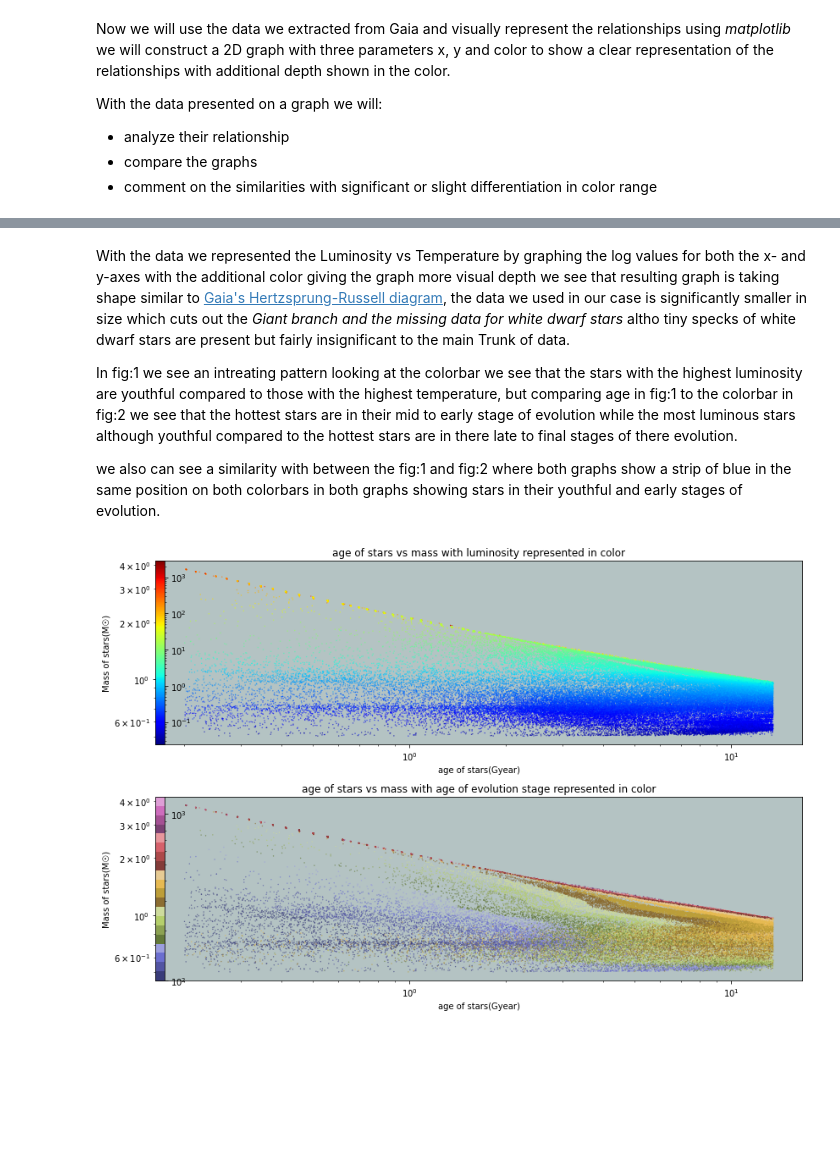
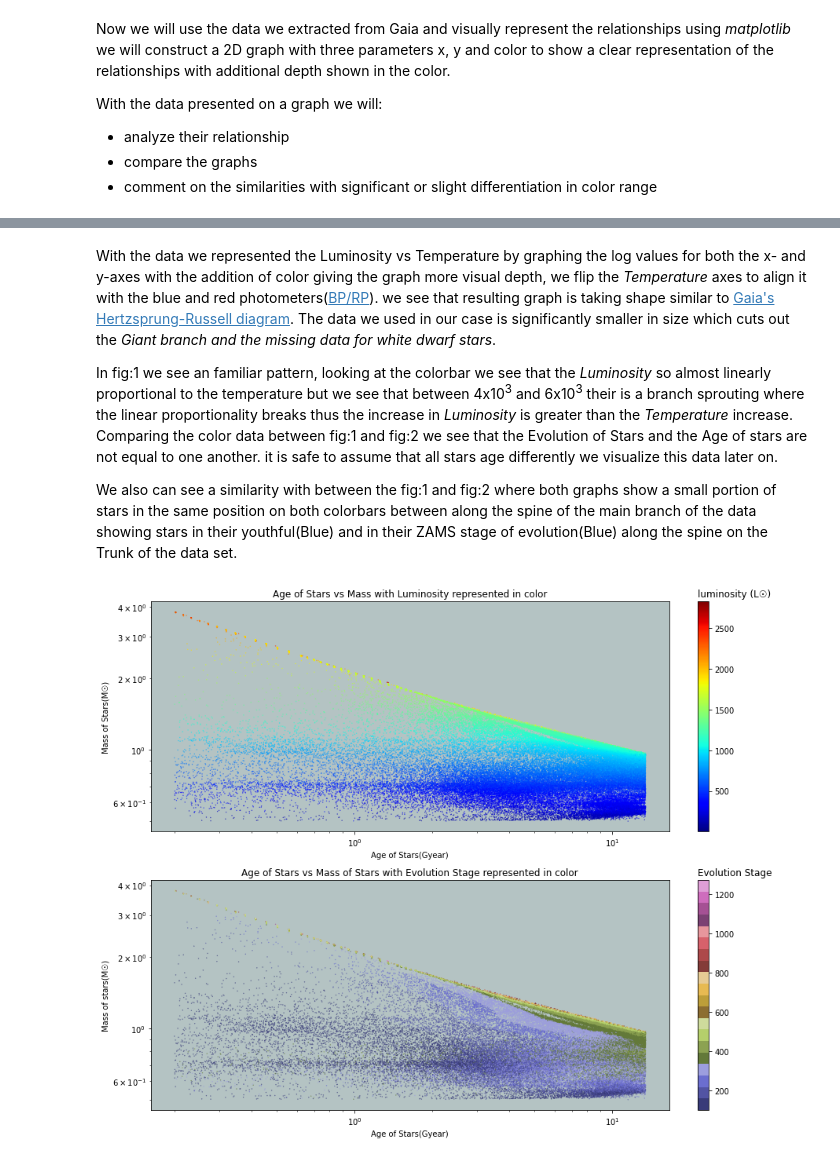
Before and after one commit to ArcticSqued/gdr3-analysis, a Jupyter notebook: Reading and evaluating a subset of data from Gaia's data release 3.ipynb, the cells around one changed output, grey strips where cells are left out. Cells and saved outputs as stored; diff of their text form; code cells hidden in the pictures; blank space fills up the shorter version.

```diff
--- a/Reading and evaluating a subset of data from Gaia's data release 3.ipynb
+++ b/Reading and evaluating a subset of data from Gaia's data release 3.ipynb
@@ -133,65 +143,65 @@ plt.show()
 # %% [markdown]
-With the data we represented the Luminosity vs Temperature by graphing the log values for both the x- and y-axes with the additional color giving the graph more visual depth we see that resulting graph is taking shape similar to [Gaia's Hertzsprung-Russell diagram](https://sci.esa.int/web/gaia/-/60198-gaia-hertzsprung-russell-diagram), the data we used in our case is significantly smaller in size which cuts out the *Giant branch and the missing data for white dwarf stars* altho tiny specks of white dwarf stars are present but fairly insignificant to the main Trunk of data.
+With the data we represented the Luminosity vs Temperature by graphing the log values for both the x- and y-axes with the addition of color giving the graph more visual depth, we flip the *Temperature* axes to align it with the blue and red photometers([BP/RP](https://www.cosmos.esa.int/web/gaia/dr3-what-colour-do-they-have)). we see that resulting graph is taking shape similar to [Gaia's Hertzsprung-Russell diagram](https://sci.esa.int/web/gaia/-/60198-gaia-hertzsprung-russell-diagram). The data we used in our case is significantly smaller in size which cuts out the *Giant branch and the missing data for white dwarf stars*.
 
-In fig:1 we see an intreating pattern looking at the colorbar we see that the stars with the highest luminosity are youthful compared to those with the highest temperature, but comparing age in fig:1 to the colorbar in fig:2 we see that the hottest stars are in their mid to early stage of evolution while the most luminous stars although youthful compared to the hottest stars are in there late to final stages of there evolution.
+In fig:1 we see an familiar pattern, looking at the colorbar we see that the *Luminosity* so almost linearly proportional to the temperature but we see that between 4x10<sup>3</sup> and 6x10<sup>3</sup> their is a branch sprouting where the linear proportionality breaks thus the increase in *Luminosity* is greater than the *Temperature* increase. Comparing the color data between fig:1 and fig:2 we see that the Evolution of Stars and the Age of stars are not equal to one another. it is safe to assume that all stars age differently we visualize this data later on.
 
-we also can see a similarity with between the fig:1 and fig:2 where both graphs show a strip of blue in the same position on both colorbars in both graphs showing stars in their youthful and early stages of evolution.
+We also can see a similarity with between the fig:1 and fig:2 where both graphs show a small portion of stars in the same position on both colorbars between along the spine of the main branch of the data showing stars in their youthful(Blue) and in their ZAMS stage of evolution(Blue) along the spine on the Trunk of the data set.
 # %%
-fig2 = plt.figure(figsize=(12, 8), dpi=72)
-ax2 = fig2.add_subplot(2, 1, 1)
-ax2.set_title("age of stars vs mass with luminosity represented in color")
-ax2.scatter(
+fig, ([ax1, ax2], [ax3, ax4]) =  plt.subplots(2,2, figsize=(20, 10), dpi=72)
+ax1.set_title("Age of Stars vs Mass with Luminosity represented in color")
+ax1.scatter(
     tamelmg.age_flame,
     tamelmg.mass_flame,
     s=0.1,
     c=np.log(tamelmg.lum_flame),
     cmap="jet",
 
 )
-ax = fig2.add_subplot(2, 2, 1)
+ax1.set_facecolor("#B4C3C3")
+ax1.set_xscale("log")
+ax1.set_yscale("log")
+ax1.set_xlabel("Age of Stars(Gyear)")
+ax1.set_ylabel("Mass of Stars(M☉)")
+
 fraction = 1  # .05
-norm = LogNorm(vmin=tamelmg.lum_flame.min(), vmax=tamelmg.lum_flame.max())
-cbar = ax.figure.colorbar(
+norm = Normalize(vmin=tamelmg.lum_flame.min(), vmax=tamelmg.lum_flame.max())
+cbar = ax2.figure.colorbar(
     ScalarMappable(norm=norm, cmap="jet"),
-    ax=ax,
+    ax=ax2,
     pad=0.05,
     fraction=fraction,
 )
-ax.axis("off")
+ax2.set_title("luminosity (L☉)", loc = 'left')
+ax2.axis("off")
 
-ax2.set_facecolor("#B4C3C3")
-ax2.set_xscale("log")
-ax2.set_yscale("log")
-ax2.set_xlabel("age of stars(Gyear)")
-ax2.set_ylabel("Mass of stars(M☉)")
+#---------------------------------------------------------------------------------------------
 
-ax2 = fig2.add_subplot(2, 1, 2)
-ax2.set_title("age of stars vs mass with age of evolution stage represented in color")
-ax2.scatter(
+ax3.set_title("Age of Stars vs Mass of Stars with Evolution Stage represented in color")
+ax3.scatter(
     tamelmg.age_flame,
     tamelmg.mass_flame,
     s=0.1,
-    c=np.log(tamelmg.evolstage_flame),
+    c=tamelmg.evolstage_flame,
     cmap="tab20b",
 )
-ax2.set_facecolor("#B4C3C3")
-ax2.set_xscale("log")
-ax2.set_yscale("log")
-ax2.set_xlabel("age of stars(Gyear)")
-ax2.set_ylabel("Mass of stars(M☉)")
+ax3.set_facecolor("#B4C3C3")
+ax3.set_xscale("log")
+ax3.set_yscale("log")
+ax3.set_xlabel("Age of Stars(Gyear)")
+ax3.set_ylabel("Mass of stars(M☉)")
 
-ax = fig2.add_subplot(2, 2, 3)
 fraction = 1  # .05
-norm = LogNorm(vmin=tamelmg.evolstage_flame.min(), vmax=tamelmg.evolstage_flame.max())
-cbar = ax.figure.colorbar(
+norm = Normalize(vmin=tamelmg.evolstage_flame.min(), vmax=tamelmg.evolstage_flame.max())
+cbar = ax4.figure.colorbar(
     ScalarMappable(norm=norm, cmap="tab20b"),
-    ax=ax,
+    ax=ax4,
     pad=0.05,
     fraction=fraction,
 )
-ax.axis("off")
+ax4.set_title("Evolution Stage", loc = 'left')
+ax4.axis("off")
 plt.tight_layout()
 plt.show()
 # %% [output]
-[figure, old version]
+[figure, new version]
 # %% [markdown]
```
Also changed, not shown: parts of 12 cells of this notebook.
